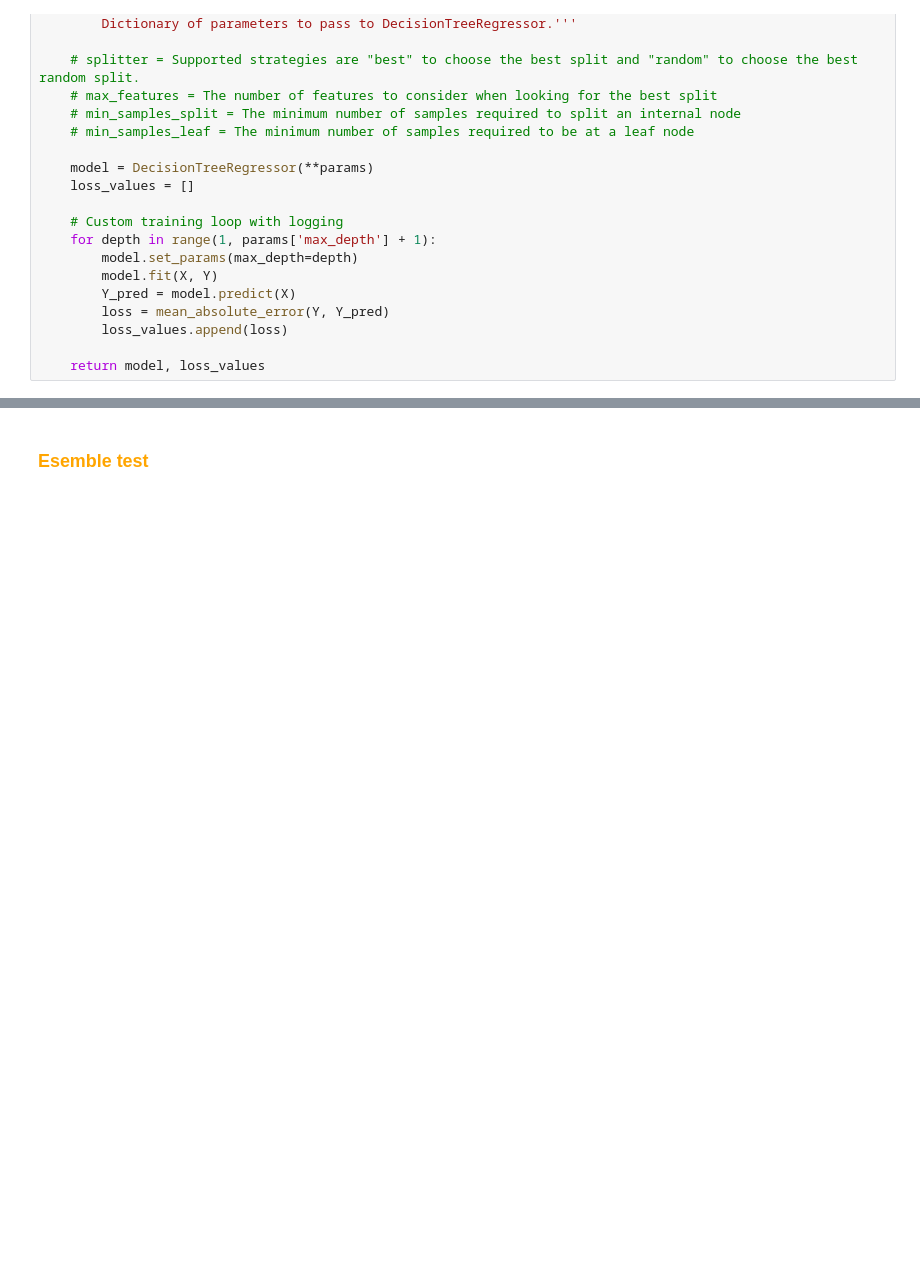
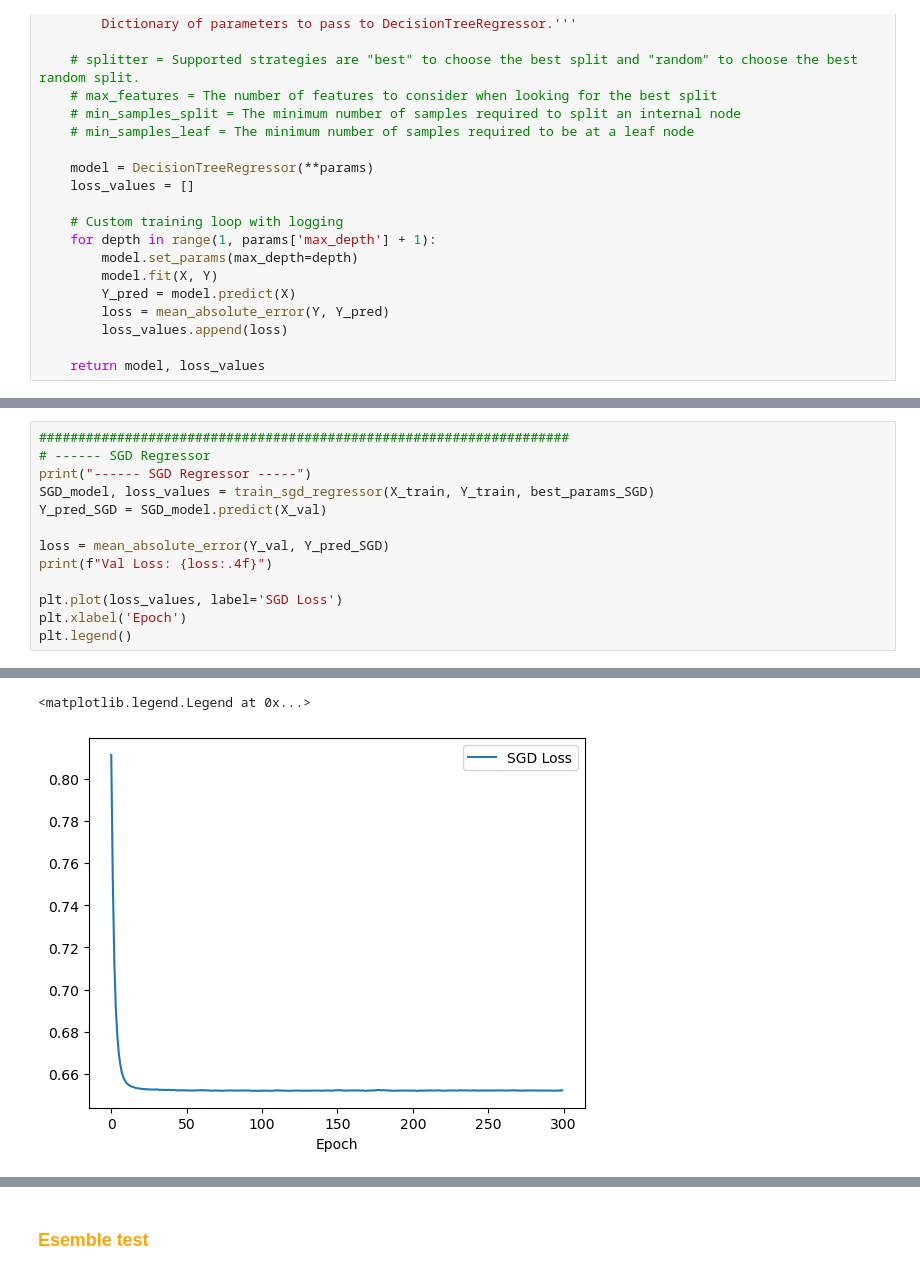
Before and after one commit to Yan-Tavares/ML_Projects, a Jupyter notebook: Final Project/Yan_code.ipynb, the cells around one changed output, grey strips where cells are left out. Saved outputs shown, nothing was run; the diff lists cells and outputs as text; blank space fills up the shorter version.

```diff
--- a/Final Project/Yan_code.ipynb
+++ b/Final Project/Yan_code.ipynb
@@ -367,0 +571,14 @@ def train_decision_tree_regressor(X, Y, params):
+# %%
+####################################################################
+# ------ SGD Regressor
+print("------ SGD Regressor -----")
+SGD_model, loss_values = train_sgd_regressor(X_train, Y_train, best_params_SGD)
+Y_pred_SGD = SGD_model.predict(X_val)
+
+loss = mean_absolute_error(Y_val, Y_pred_SGD)
+print(f"Val Loss: {loss:.4f}")
+
+plt.plot(loss_values, label='SGD Loss')
+plt.xlabel('Epoch')
+plt.legend()
+# %% [output]
@@ -367,0 +587,2 @@ def train_decision_tree_regressor(X, Y, params):
+<matplotlib.legend.Legend at 0x...>
+[figure, added]
```
Also changed, not shown: parts of 21 cells of this notebook, 2 other files.
